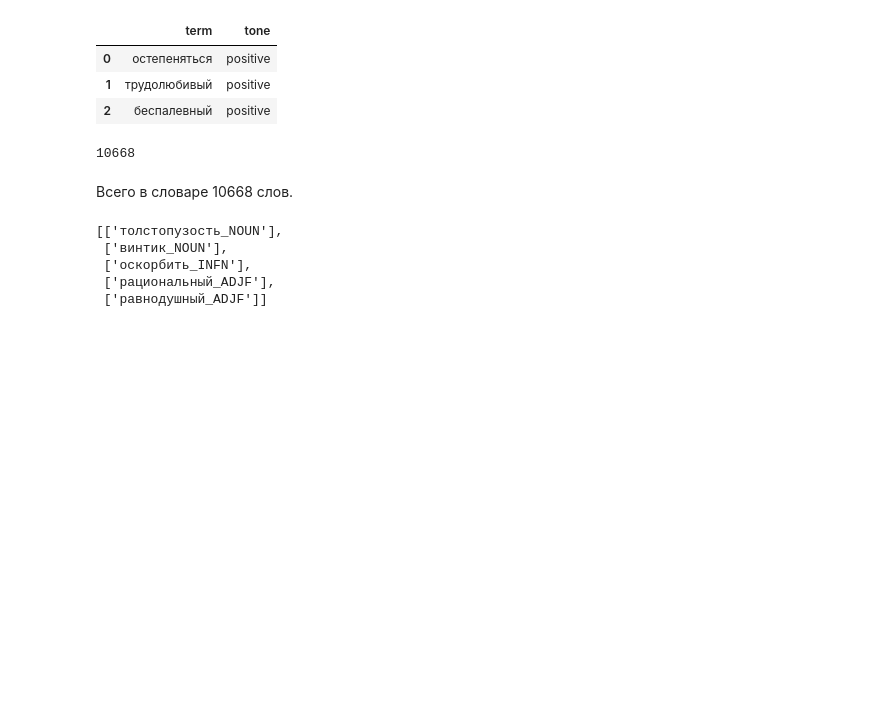
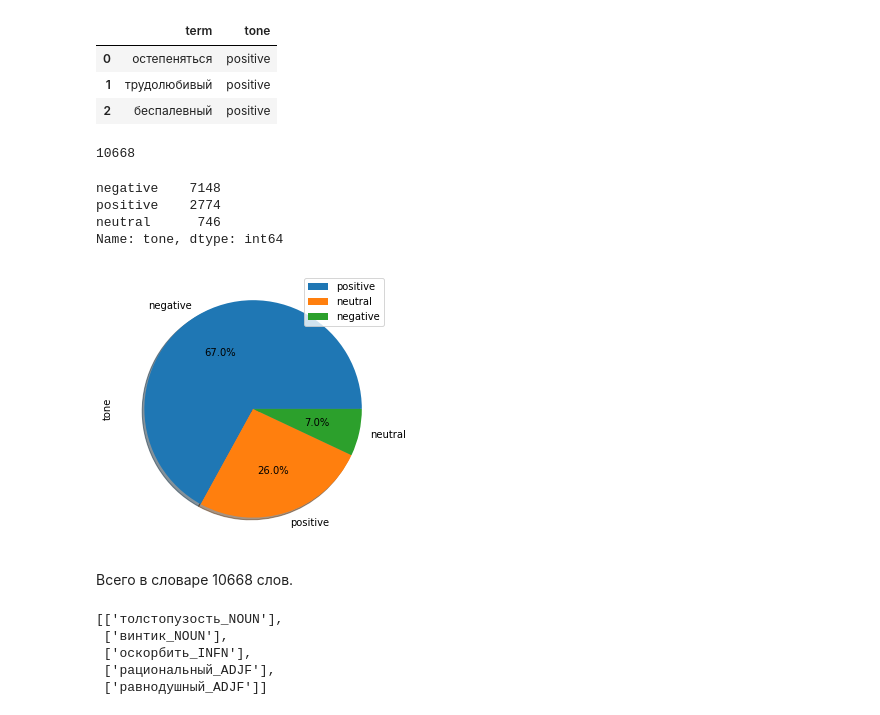
Before and after one commit to zkatemor/thesaurus, a Jupyter notebook: dictionary.ipynb, the cells around one changed output. Drawn from its saved outputs; the diff is of its cells as text; code cells hidden in the pictures; blank space fills up the shorter version.

```diff
--- a/dictionary.ipynb
+++ b/dictionary.ipynb
@@ -48,6 +61,19 @@ df.head(3)
 len(df)
 # %% [output]
 10668
+# %%
+df['tone'].value_counts()
+# %% [output]
+negative    7148
+positive    2774
+neutral      746
+Name: tone, dtype: int64
+# %%
+df['tone'].value_counts().plot(kind = 'pie',figsize = (5, 5), autopct = '%1.1f%%', shadow = True)
+plt.legend(df['tone'].unique())
+plt.show()
+# %% [output]
+[figure, added]
 # %% [markdown]
 Всего в словаре 10668 слов.
 # %%
```
Also changed, not shown: parts of 23 cells of this notebook.
